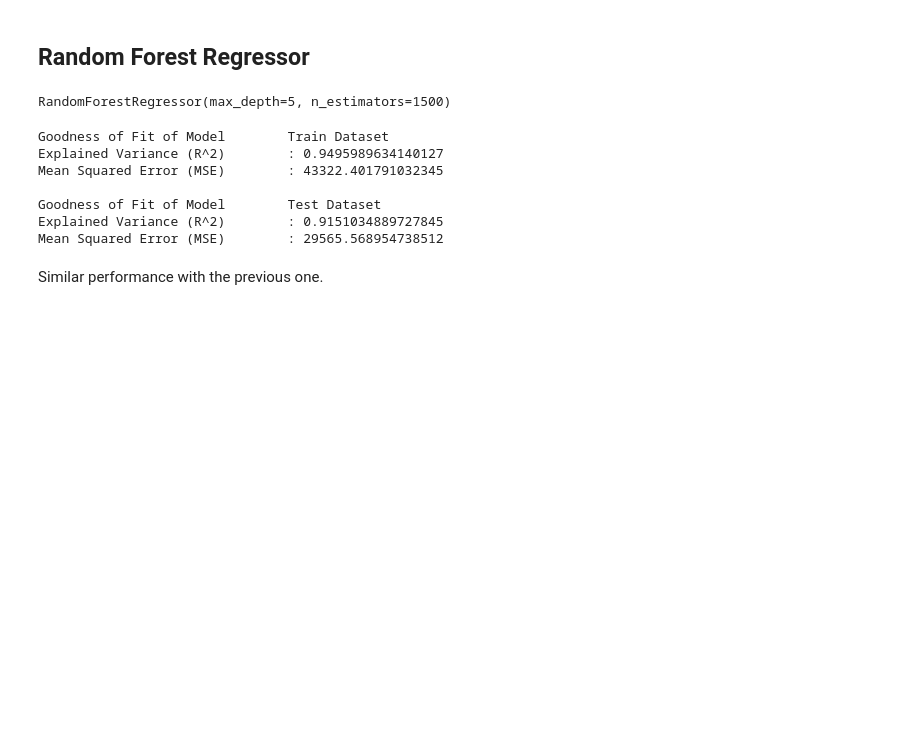
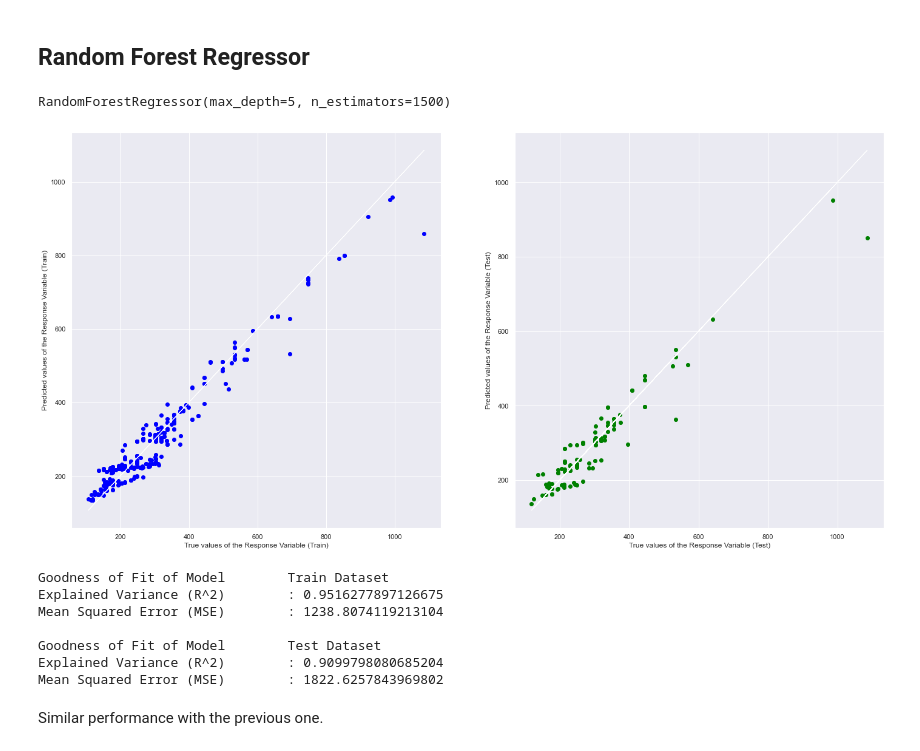
Before and after one commit to dotalim0204/mobile_price_analysis, a Jupyter notebook: Machine Learning.ipynb, the cells around one changed output. Drawn from its saved outputs; the diff is of its cells as text; code cells hidden in the pictures; blank space fills up the shorter version.

```diff
--- a/Machine Learning.ipynb
+++ b/Machine Learning.ipynb
@@ -286,7 +290,26 @@ rforest = RandomForestRegressor(n_estimators = 1500,  # CHANGE AND EXPERIMENT
 rforest.fit(X_train, y_train.mobile_price.ravel())
 # %% [output]
 RandomForestRegressor(max_depth=5, n_estimators=1500)
+# %%
+y_train_pred = rforest.predict(X_train)
+y_test_pred = rforest.predict(X_test)
+
+
+f, axes = plt.subplots(1, 2, figsize=(24, 12))
+axes[0].scatter(y_train, y_train_pred, color = "blue")
+axes[0].plot(y_train, y_train, 'w-', linewidth = 1)
+axes[0].set_xlabel("True values of the Response Variable (Train)")
+axes[0].set_ylabel("Predicted values of the Response Variable (Train)")
+axes[1].scatter(y_test, y_test_pred, color = "green")
+axes[1].plot(y_test, y_test, 'w-', linewidth = 1)
+axes[1].set_xlabel("True values of the Response Variable (Test)")
+axes[1].set_ylabel("Predicted values of the Response Variable (Test)")
+plt.show()
+# %% [output]
+[figure, added]
 # %%
+from sklearn.metrics import mean_squared_error
+
 print("Goodness of Fit of Model \tTrain Dataset")
 print("Explained Variance (R^2) \t:", rforest.score(X_train, y_train))
 print("Mean Squared Error (MSE) \t:", mean_squared_error(y_train, y_train_pred))
@@ -298,12 +321,12 @@ print("Mean Squared Error (MSE) \t:", mean_squared_error(y_test, y_test_pred))
 print()
 # %% [output]
 Goodness of Fit of Model        Train Dataset
-Explained Variance (R^2)        : 0.9495989634140127
-Mean Squared Error (MSE)        : 43322.401791032345
+Explained Variance (R^2)        : 0.9516277897126675
+Mean Squared Error (MSE)        : 1238.8074119213104
 
 Goodness of Fit of Model        Test Dataset
-Explained Variance (R^2)        : 0.9151034889727845
-Mean Squared Error (MSE)        : 29565.568954738512
+Explained Variance (R^2)        : 0.9099798080685204
+Mean Squared Error (MSE)        : 1822.6257843969802
 # %% [markdown]
 Similar performance with the previous one.
 # %% [markdown]
```
Also changed, not shown: parts of 1 cell of this notebook.
